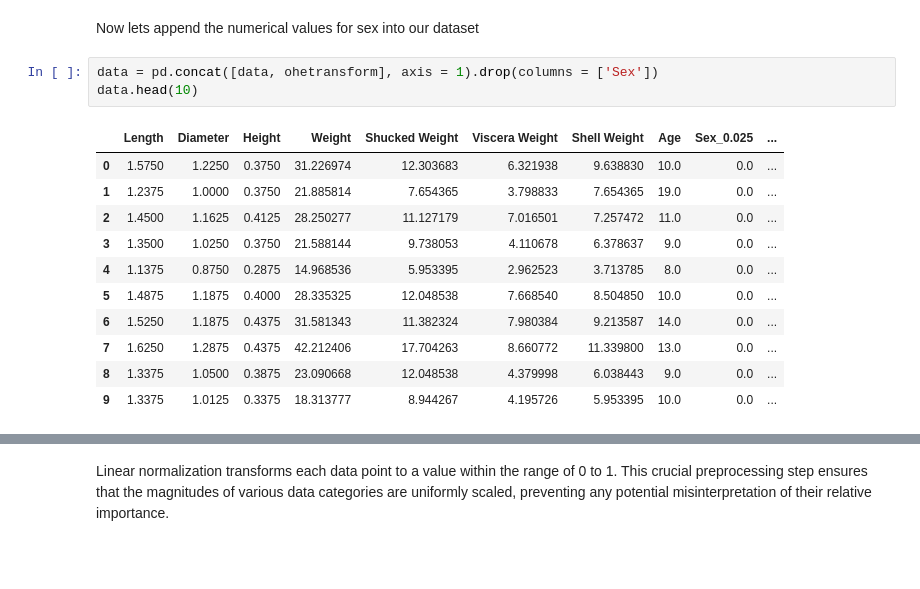
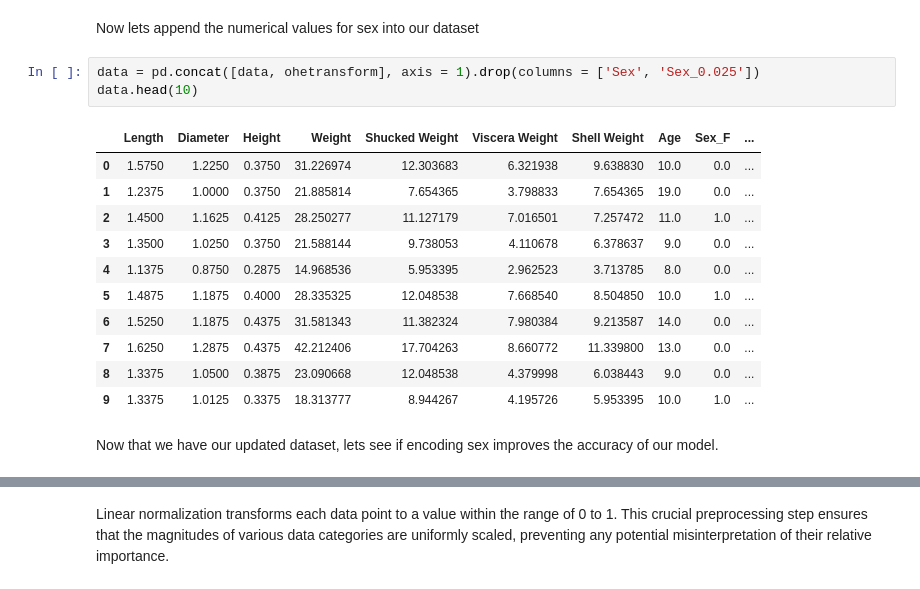
Before and after one commit to sunwoo604/Tritonhack2024-ML-Starter-Kit, a Jupyter notebook: notebook/russ_notebook.ipynb, the cells around one changed output, grey strips where cells are left out. Drawn from its saved outputs; the diff is of its cells as text; blank space fills up the shorter version.

```diff
--- a/notebook/starter_notebook.ipynb
+++ b/notebook/russ_notebook.ipynb
@@ -225,17 +226,19 @@ ohetransform
 # %% [markdown]
 Now lets append the numerical values for sex into our dataset
 # %%
-data = pd.concat([data, ohetransform], axis = 1).drop(columns = ['Sex'])
+data = pd.concat([data, ohetransform], axis = 1).drop(columns = ['Sex', 'Sex_0.025'])
 data.head(10)
 # %% [output]
-|  | Length | Diameter | Height | Weight | Shucked Weight | Viscera Weight | Shell Weight | Age | Sex_0.025 | ... |
+|  | Length | Diameter | Height | Weight | Shucked Weight | Viscera Weight | Shell Weight | Age | Sex_F | ... |
 | 0 | 1.5750 | 1.2250 | 0.3750 | 31.226974 | 12.303683 | 6.321938 | 9.638830 | 10.0 | 0.0 | ... |
 | 1 | 1.2375 | 1.0000 | 0.3750 | 21.885814 | 7.654365 | 3.798833 | 7.654365 | 19.0 | 0.0 | ... |
-| 2 | 1.4500 | 1.1625 | 0.4125 | 28.250277 | 11.127179 | 7.016501 | 7.257472 | 11.0 | 0.0 | ... |
+| 2 | 1.4500 | 1.1625 | 0.4125 | 28.250277 | 11.127179 | 7.016501 | 7.257472 | 11.0 | 1.0 | ... |
 | 3 | 1.3500 | 1.0250 | 0.3750 | 21.588144 | 9.738053 | 4.110678 | 6.378637 | 9.0 | 0.0 | ... |
 | 4 | 1.1375 | 0.8750 | 0.2875 | 14.968536 | 5.953395 | 2.962523 | 3.713785 | 8.0 | 0.0 | ... |
-| 5 | 1.4875 | 1.1875 | 0.4000 | 28.335325 | 12.048538 | 7.668540 | 8.504850 | 10.0 | 0.0 | ... |
+| 5 | 1.4875 | 1.1875 | 0.4000 | 28.335325 | 12.048538 | 7.668540 | 8.504850 | 10.0 | 1.0 | ... |
 | 6 | 1.5250 | 1.1875 | 0.4375 | 31.581343 | 11.382324 | 7.980384 | 9.213587 | 14.0 | 0.0 | ... |
 | 7 | 1.6250 | 1.2875 | 0.4375 | 42.212406 | 17.704263 | 8.660772 | 11.339800 | 13.0 | 0.0 | ... |
 | 8 | 1.3375 | 1.0500 | 0.3875 | 23.090668 | 12.048538 | 4.379998 | 6.038443 | 9.0 | 0.0 | ... |
-| 9 | 1.3375 | 1.0125 | 0.3375 | 18.313777 | 8.944267 | 4.195726 | 5.953395 | 10.0 | 0.0 | ... |
+| 9 | 1.3375 | 1.0125 | 0.3375 | 18.313777 | 8.944267 | 4.195726 | 5.953395 | 10.0 | 1.0 | ... |
+# %% [markdown]
+Now that we have our updated dataset, lets see if encoding sex improves the accuracy of our model.
```
Also changed, not shown: parts of 13 cells of this notebook.
